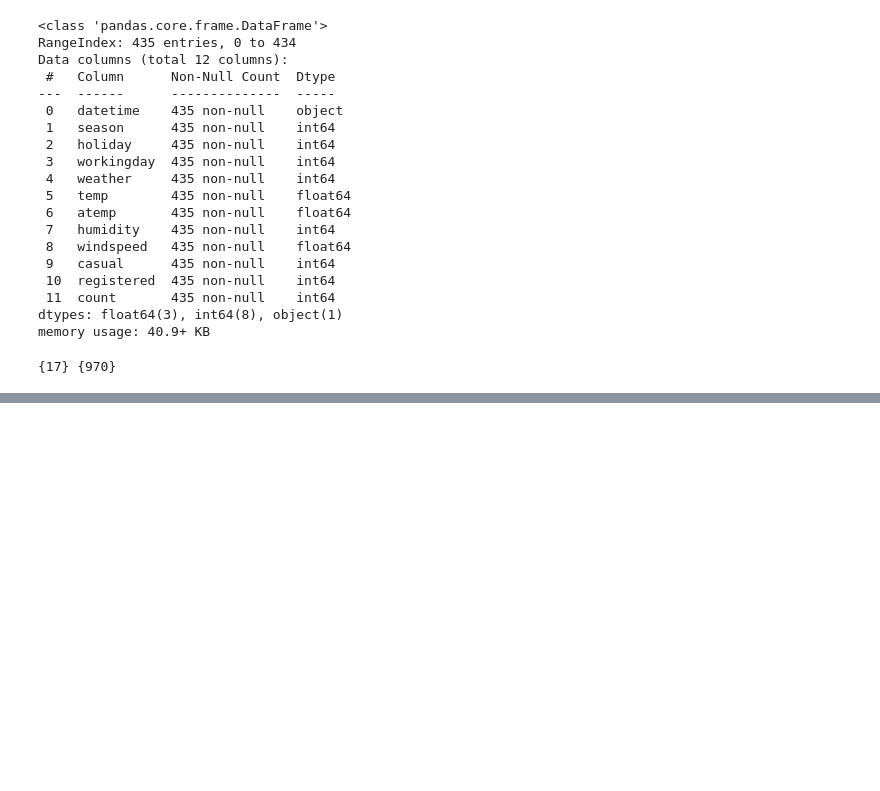
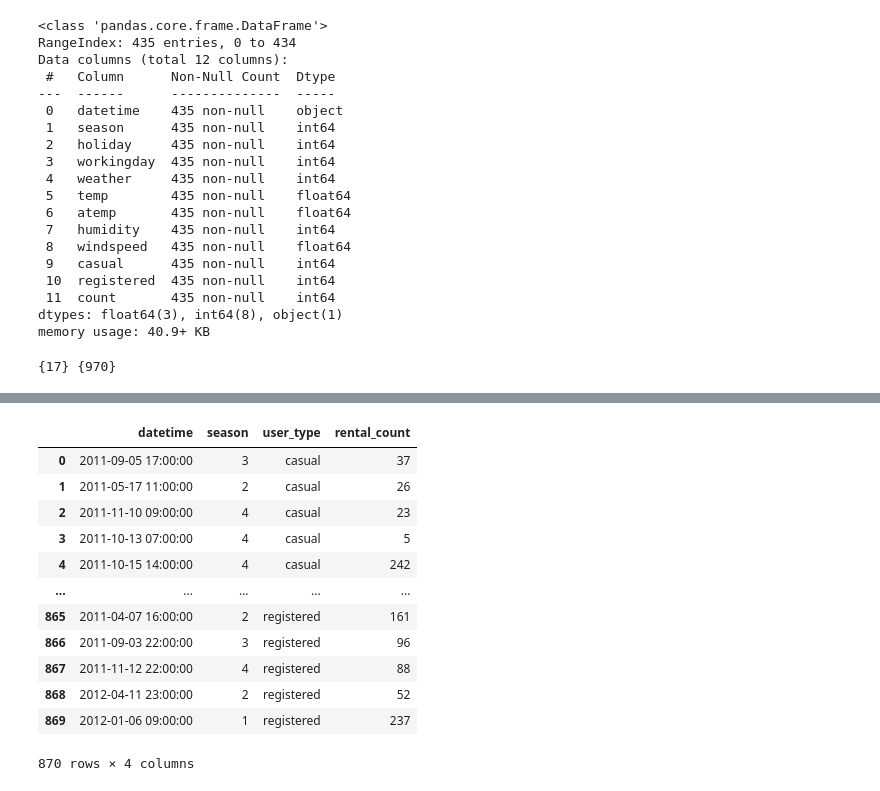
Before and after one commit to j00jun/DeepLearning_study, a Jupyter notebook: 빅분기_실기/part02_데이터_처리/sec02_pandas를_활용한_날짜_문자열_처리.ipynb, the cells around one changed output, grey strips where cells are left out. Drawn from its saved outputs; the diff is of its cells as text; code cells hidden in the pictures; blank space fills up the shorter version.

```diff
--- a/빅분기_실기/part02_데이터_처리/sec02_pandas를_활용한_날짜_문자열_처리.ipynb
+++ b/빅분기_실기/part02_데이터_처리/sec02_pandas를_활용한_날짜_문자열_처리.ipynb
@@ -335,0 +419,20 @@ Name: 365, dtype: object
+# %%
+# 7 긴 형식으로 변환 / casual, registered 한 열로 각 기록 대여 유형 대여 수 포함
+
+melted_df = df.melt(id_vars=['datetime', 'season'], value_vars=['casual', 'registered'], var_name='user_type', value_name='rental_count')
+
+melted_df
+# %% [output]
+|  | datetime | season | user_type | rental_count |
+| 0 | 2011-09-05 17:00:00 | 3 | casual | 37 |
+| 1 | 2011-05-17 11:00:00 | 2 | casual | 26 |
+| 2 | 2011-11-10 09:00:00 | 4 | casual | 23 |
+| 3 | 2011-10-13 07:00:00 | 4 | casual | 5 |
+| 4 | 2011-10-15 14:00:00 | 4 | casual | 242 |
+| ... | ... | ... | ... | ... |
+| 865 | 2011-04-07 16:00:00 | 2 | registered | 161 |
+| 866 | 2011-09-03 22:00:00 | 3 | registered | 96 |
+| 867 | 2011-11-12 22:00:00 | 4 | registered | 88 |
+| 868 | 2012-04-11 23:00:00 | 2 | registered | 52 |
+| 869 | 2012-01-06 09:00:00 | 1 | registered | 237 |
+870 rows × 4 columns
```
Also changed, not shown: parts of 14 cells of this notebook, 1 other file.
